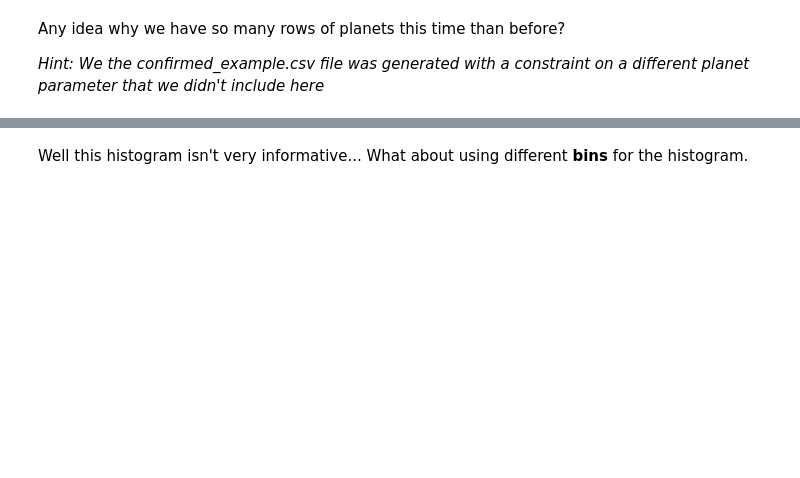
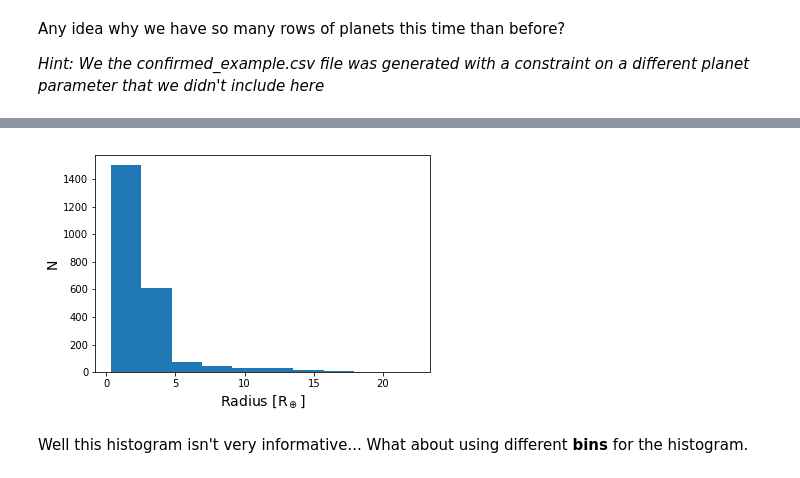
Before and after one commit to howardisaacson/Intro-to-Astro-2021, a Jupyter notebook: Week3_gaia_exoplanet_archive/nasa_exoplanet_archive_tutorial.ipynb, the cells around one changed output, grey strips where cells are left out. Saved outputs shown, nothing was run; the diff lists cells and outputs as text; code cells hidden in the pictures; blank space fills up the shorter version.

```diff
--- a/Week3_gaia_exoplanet_archive/nasa_exoplanet_archive_tutorial.ipynb
+++ b/Week3_gaia_exoplanet_archive/nasa_exoplanet_archive_tutorial.ipynb
@@ -137,13 +163,15 @@ kepler_data.head()
 # %%
 # Make a histogram of planet's in units of Earth radius
-plt.hist(kepler_data[...]) # Plot the histogram
+plt.hist(kepler_data['pl_rade']) # Plot the histogram
 
 # Label the axes
 plt.xlabel('Radius [R$_\oplus$]', fontsize=14)
 plt.ylabel('N', fontsize=14)
 
 # Show the plot
 plt.show()
+# %% [output]
+[figure, added]
 # %% [markdown]
 Well this histogram isn't very informative... What about using different **bins** for the histogram.
 # %%
```
Also changed, not shown: parts of 10 cells of this notebook, 3 other files.
